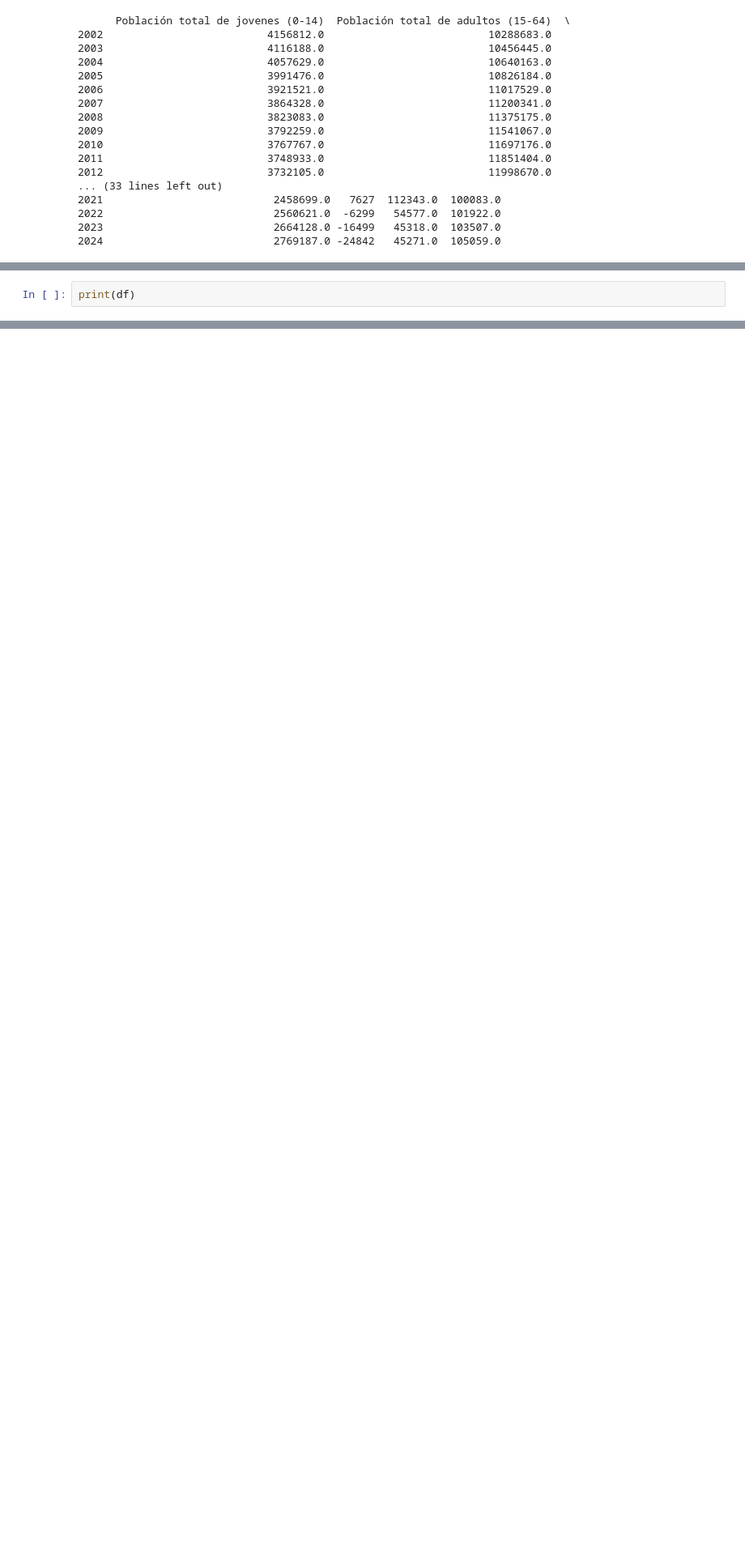
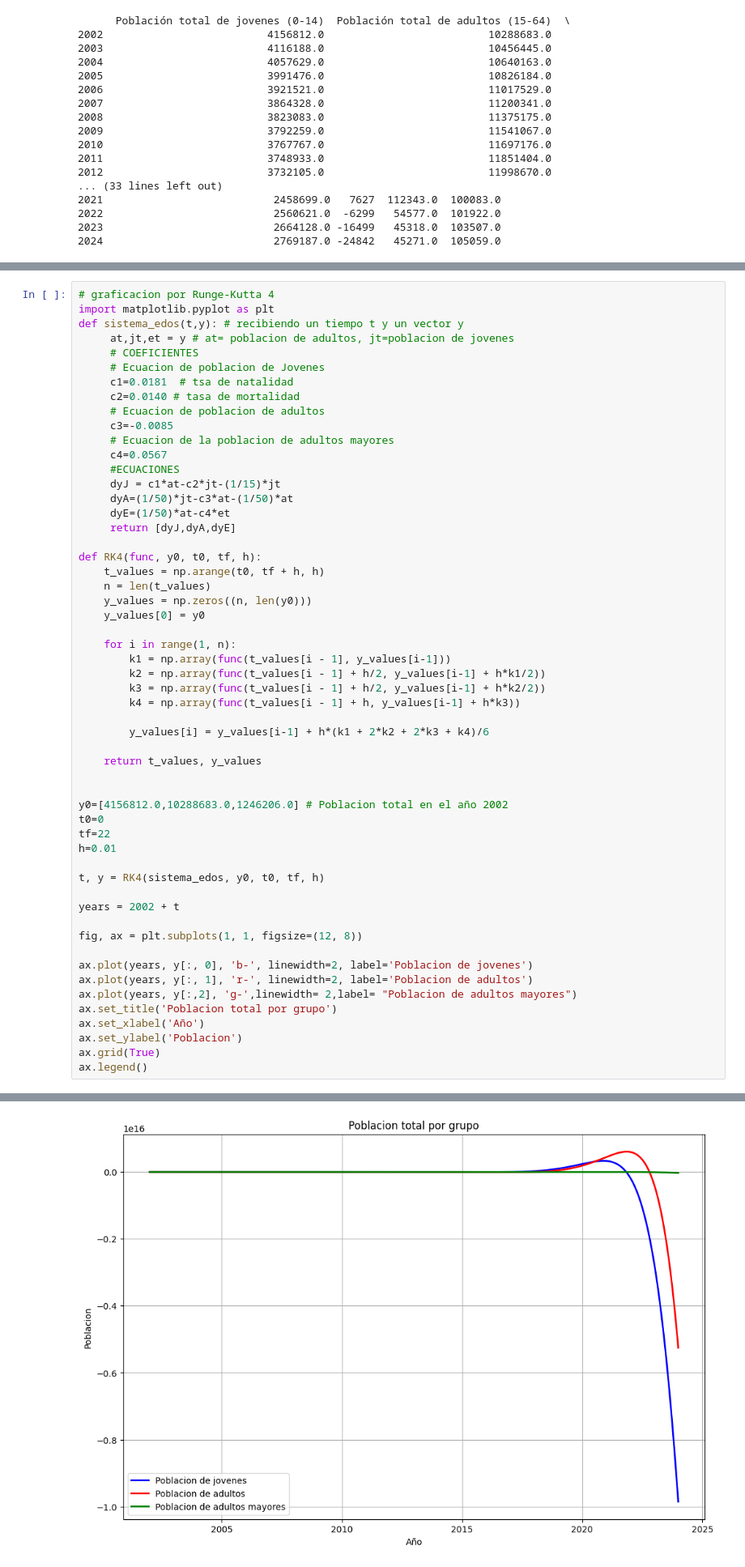
Before and after one commit to Lunaaaalj/MSED, a Jupyter notebook: code/first_stage.ipynb, the cells around one changed output, grey strips where cells are left out. Shown: that part at 81% size. Saved outputs shown, nothing was run; the diff lists cells and outputs as text; blank space fills up the shorter version.

Commit message:
Proyeccion por Runge Kutta

```diff
--- a/code/first_stage.ipynb
+++ b/code/first_stage.ipynb
@@ -85,4 +94,57 @@ Notes:
 strong multicollinearity or other numerical problems.
 # %%
-print(df)
+# graficacion por Runge-Kutta 4
+import matplotlib.pyplot as plt
+def sistema_edos(t,y): # recibiendo un tiempo t y un vector y
+     at,jt,et = y # at= poblacion de adultos, jt=poblacion de jovenes
+     # COEFICIENTES
+     # Ecuacion de poblacion de Jovenes
+     c1=0.0181  # tsa de natalidad
+     c2=0.0140 # tasa de mortalidad
+     # Ecuacion de poblacion de adultos
+     c3=-0.0085
+     # Ecuacion de la poblacion de adultos mayores
+     c4=0.0567
+     #ECUACIONES
+     dyJ = c1*at-c2*jt-(1/15)*jt
+     dyA=(1/50)*jt-c3*at-(1/50)*at
+     dyE=(1/50)*at-c4*et
+     return [dyJ,dyA,dyE]
+
+def RK4(func, y0, t0, tf, h):
+    t_values = np.arange(t0, tf + h, h)
+    n = len(t_values)
+    y_values = np.zeros((n, len(y0)))
+    y_values[0] = y0
+
+    for i in range(1, n):
+        k1 = np.array(func(t_values[i - 1], y_values[i-1]))
+        k2 = np.array(func(t_values[i - 1] + h/2, y_values[i-1] + h*k1/2))
+        k3 = np.array(func(t_values[i - 1] + h/2, y_values[i-1] + h*k2/2))
+        k4 = np.array(func(t_values[i - 1] + h, y_values[i-1] + h*k3))
+
+        y_values[i] = y_values[i-1] + h*(k1 + 2*k2 + 2*k3 + k4)/6
+
+    return t_values, y_values
+
+
+y0=[4156812.0,10288683.0,1246206.0] # Poblacion total en el año 2002
+t0=0
+tf=22
+h=0.01
+
+t, y = RK4(sistema_edos, y0, t0, tf, h)
+
+years = 2002 + t
+
+fig, ax = plt.subplots(1, 1, figsize=(12, 8))
+
+ax.plot(years, y[:, 0], 'b-', linewidth=2, label='Poblacion de jovenes')
+ax.plot(years, y[:, 1], 'r-', linewidth=2, label='Poblacion de adultos')
+ax.plot(years, y[:,2], 'g-',linewidth= 2,label= "Poblacion de adultos mayores")
+ax.set_title('Poblacion total por grupo')
+ax.set_xlabel('Año')
+ax.set_ylabel('Poblacion')
+ax.grid(True)
+ax.legend()
 # %% [output]
@@ -105,0 +152 @@ print(df)
+[figure, added]
```
Also changed, not shown: parts of 2 cells of this notebook.
